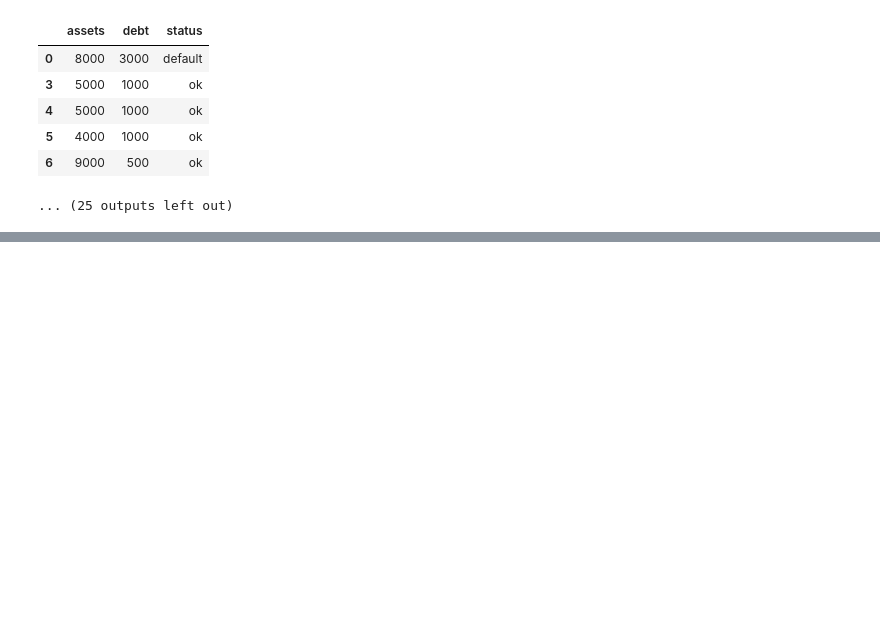
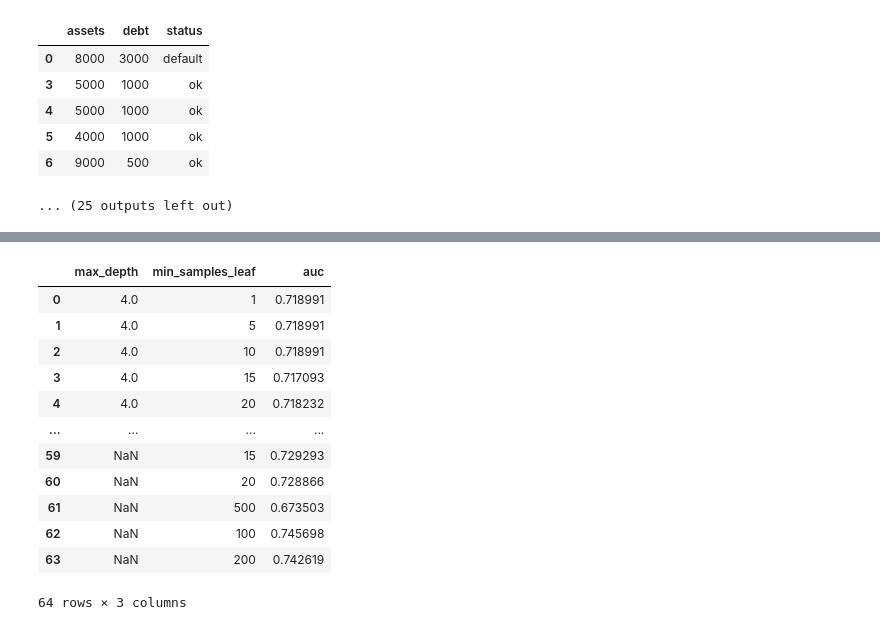
Before and after one commit to K-Princ/machine-learning-projects, a Jupyter notebook: credit_risk_scoring/Credit.ipynb, the cells around one changed output, grey strips where cells are left out. Drawn from its saved outputs; the diff is of its cells as text; code cells hidden in the pictures; blank space fills up the shorter version.

```diff
--- a/credit_risk_scoring/Credit.ipynb
+++ b/credit_risk_scoring/Credit.ipynb
@@ -455,0 +490,18 @@ Name: proportion, dtype: float64
+# %%
+columns = ['max_depth', 'min_samples_leaf', 'auc']
+df_scores = pd.DataFrame(scores, columns=columns)
+df_scores
+# %% [output]
+|  | max_depth | min_samples_leaf | auc |
+| 0 | 4.0 | 1 | 0.718991 |
+| 1 | 4.0 | 5 | 0.718991 |
+| 2 | 4.0 | 10 | 0.718991 |
+| 3 | 4.0 | 15 | 0.717093 |
+| 4 | 4.0 | 20 | 0.718232 |
+| ... | ... | ... | ... |
+| 59 | NaN | 15 | 0.729293 |
+| 60 | NaN | 20 | 0.728866 |
+| 61 | NaN | 500 | 0.673503 |
+| 62 | NaN | 100 | 0.745698 |
+| 63 | NaN | 200 | 0.742619 |
+64 rows × 3 columns
```
Also changed, not shown: parts of 6 cells of this notebook.
